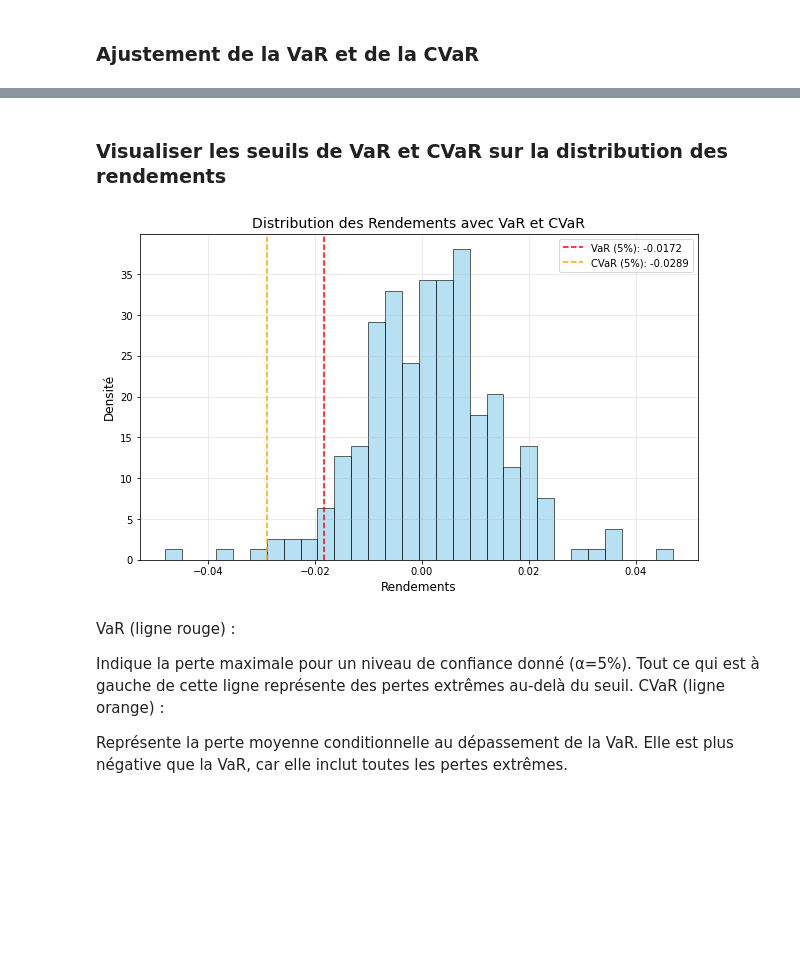
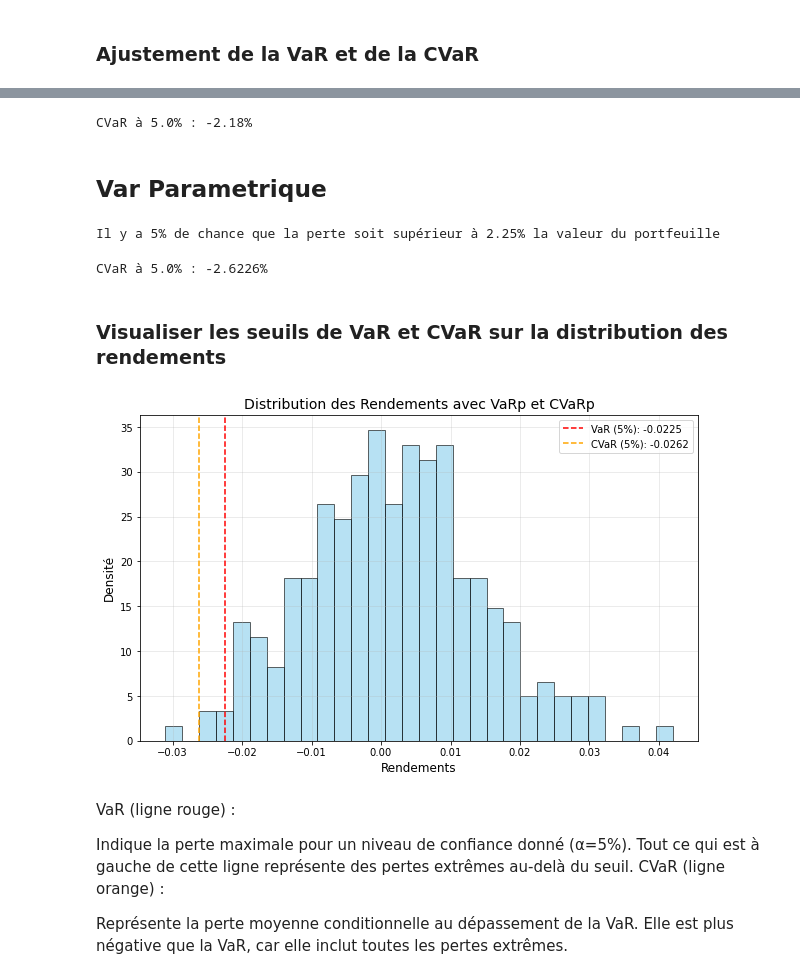
Before and after one commit to TariKS00/Portfolio-optimization, a Jupyter notebook: Asset.ipynb, the cells around one changed output, grey strips where cells are left out. Cells and saved outputs as stored; diff of their text form; code cells hidden in the pictures; blank space fills up the shorter version.

```diff
--- a/Asset.ipynb
+++ b/Asset.ipynb
@@ -123,7 +111,7 @@ class Portfolio():
 
 
     def portfolio_volatility(self):
-        returns=np.array([asset.calculate_return().mean() for asset in self._assets])
+        returns=np.array([asset.calculate_return() for asset in self._assets])
         weights=np.array(self._weights)
         cov_mat=np.cov(returns)
         return np.sqrt(np.dot(weights.T, np.dot(cov_mat, weights)))
@@ -185,13 +165,13 @@ microsoft_return
 ### Détails du portefeuille
 # %%
 portfolio = Portfolio()
-portfolio.add_asset(apple,0.8)
-portfolio.add_asset(microsoft,0.2)
+portfolio.add_asset(apple,0.5)
+portfolio.add_asset(microsoft,0.5)
 ## Détail du portfeuille
 print(portfolio.portfolio_summary())
 ##Rendement du portfeuille
-print(portfolio.portfolio_return())
+print(f"Rendement: {portfolio.portfolio_return()}")
 ## Volatilité du portfeuille
-print(portfolio.portfolio_volatility())
+print(f"Volatilité:{portfolio.portfolio_volatility()}")
 # %% [output]
 Détail du portefeuille :
@@ -398,28 +352,47 @@ np.percentile(portfolio.calculate_portfolio_returns(), alpha*100)
+# %%
+CVaR=portfolio_returns[portfolio_returns<VaR].mean()
+print(f"CVaR à {confidence_level * 100}% : {CVaR*100:.2f}%")
+# %% [output]
+CVaR à 5.0% : -2.18%
+# %% [markdown]
+## Var Parametrique
+# %%
+mean=portfolio.portfolio_return()
+quantile=norm.ppf(0.95, loc =0, scale = 1)
+std=portfolio.portfolio_volatility()
+VaRp=-(mean+quantile*std)
+print(f"Il y a 5% de chance que la perte soit supérieur à {-VaRp* 100:.2f}% la valeur du portfeuille")
+# %% [output]
+Il y a 5% de chance que la perte soit supérieur à 2.25% la valeur du portfeuille
+# %%
+CVaRp=portfolio_returns[portfolio_returns<VaRp].mean()
+print(f"CVaR à {confidence_level * 100}% : {CVaRp*100:.4f}%")
+# %% [output]
+CVaR à 5.0% : -2.6226%
 # %% [markdown]
 ### Visualiser les seuils de VaR et CVaR sur la distribution des rendements
 # %%
 # Création de l'histogramme
-alpha=0.05
 plt.figure(figsize=(10, 6))
-plt.hist(portfolio.calculate_portfolio_returns(), bins=30, density=True, alpha=0.6, color='skyblue', edgecolor='black')
+plt.hist(portfolio_returns, bins=30, density=True, alpha=0.6, color='skyblue', edgecolor='black')
 
 # Ajouter une ligne verticale pour la VaR
-plt.axvline(VaR_t, color='red', linestyle='--', label=f"VaR ({alpha*100:.0f}%): {VaR:.4f}")
+plt.axvline(VaRp, color='red', linestyle='--', label=f"VaR ({alpha*100:.0f}%): {VaRp:.4f}")
 
 # Ajouter une ligne verticale pour la CVaR
-plt.axvline(CVaR_t, color='orange', linestyle='--', label=f"CVaR ({alpha*100:.0f}%): {CVaR_t:.4f}")
+plt.axvline(CVaRp, color='orange', linestyle='--', label=f"CVaR ({alpha*100:.0f}%): {CVaRp:.4f}")
 
 # Ajouter des annotations
-plt.title("Distribution des Rendements avec VaR et CVaR", fontsize=14)
+plt.title("Distribution des Rendements avec VaRp et CVaRp", fontsize=14)
 plt.xlabel("Rendements", fontsize=12)
 plt.ylabel("Densité", fontsize=12)
 plt.legend(fontsize=10)
 
 # Afficher le graphique
 plt.grid(alpha=0.3)
 plt.show()
 # %% [output]
-[figure, old version]
+[figure, new version]
 # %% [markdown]
 VaR (ligne rouge) :
 
```
Also changed, not shown: parts of 33 cells of this notebook.
